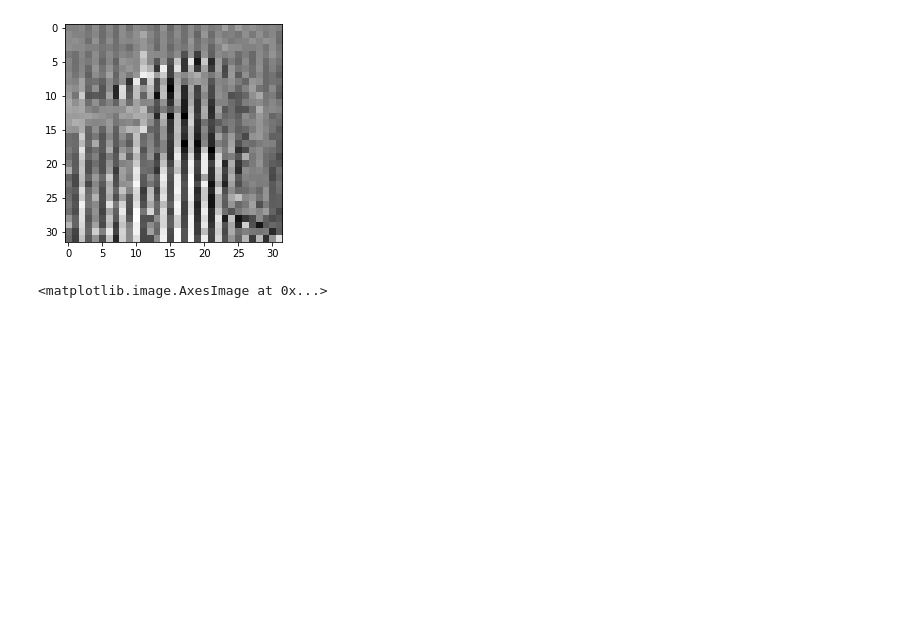
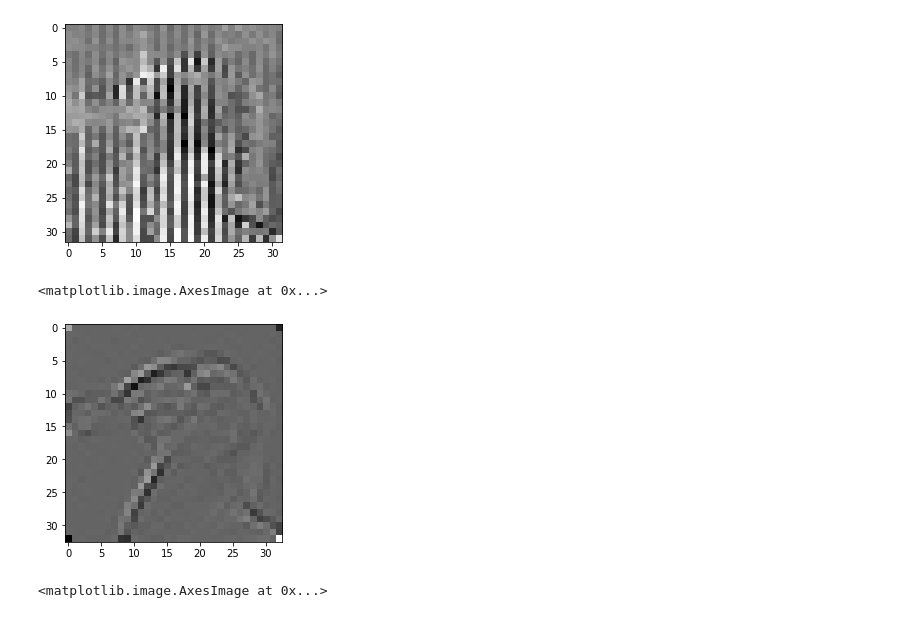
Before and after one commit to ShravanKarthik94/QC_Proj, a Jupyter notebook: Test_Image.ipynb, the cells around one changed output. Drawn from its saved outputs; the diff is of its cells as text; code cells hidden in the pictures; blank space fills up the shorter version.

```diff
--- a/Test_Image.ipynb
+++ b/Test_Image.ipynb
@@ -403,6 +403,13 @@ plt.imshow(img_result, cmap='gray')
 # %% [output]
 <matplotlib.image.AxesImage at 0x...>
 [figure]
+# %%
+arr1 = np.array(image1).reshape(32,32)
+delta_filt = np.array([1,-1, -1, 1]).reshape(2,2)
+plt.imshow(convolve2d(arr1, delta_filt), cmap='gray')
+# %% [output]
+<matplotlib.image.AxesImage at 0x...>
+[figure, added]
 # %%
 (anc_bw, img_bw, anc2_bw, c_bw, qc) = enc_img_bw_mod(image1, 12)
 result_bw = execute(qc, backend, shots=num_of_shots, backend_options={"fusion_enable":True}).result()
```
Also changed, not shown: parts of 13 cells of this notebook.
